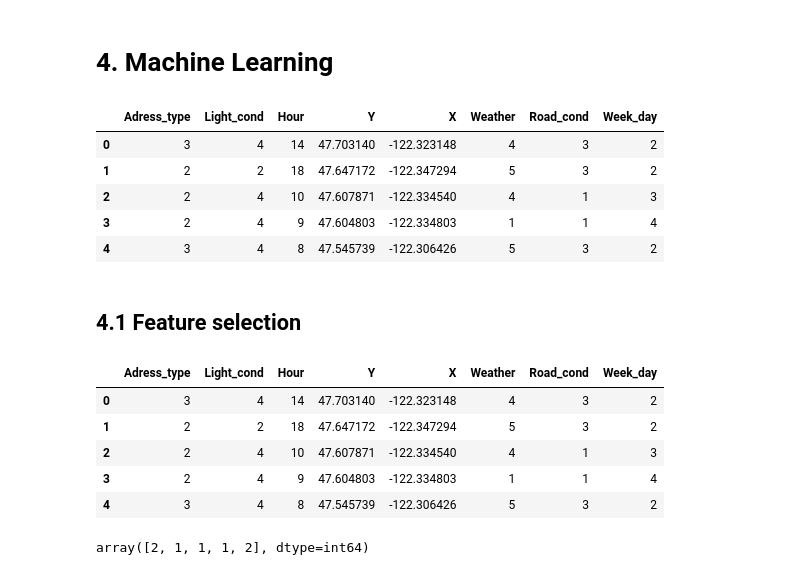
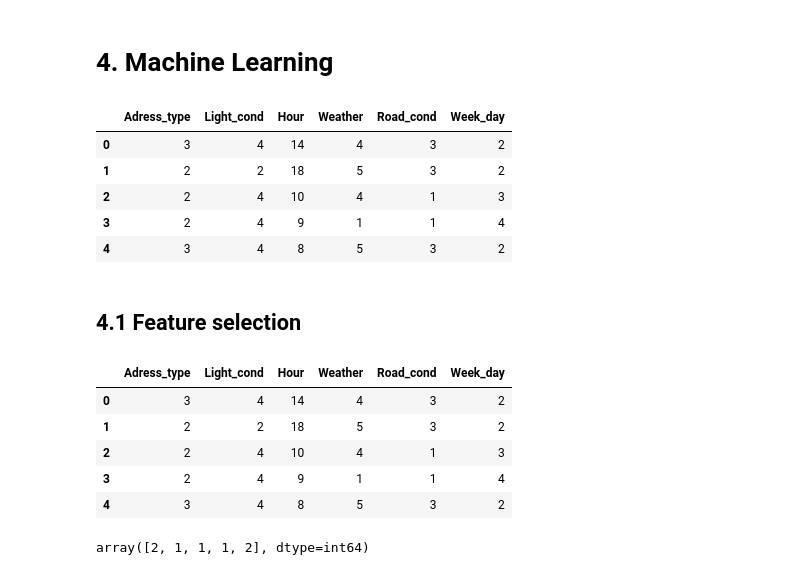
Before and after one commit to RiddickRampony/Coursera_Capstone, a Jupyter notebook: capstone_project.ipynb, the cells around one changed output. Cells and saved outputs as stored; diff of their text form; code cells hidden in the pictures.

```diff
--- a/capstone_project.ipynb
+++ b/capstone_project.ipynb
@@ -750,28 +750,29 @@ plt.show()
 # %% [markdown]
 # 4. Machine Learning
 # %%
-Feature=df[["Adress_type","Light_cond","Hour","Y","X","Weather","Road_cond","Week_day"]]
+#Feature=df[["Adress_type","Light_cond","Hour","Y","X","Weather","Road_cond","Week_day"]]
+Feature=df[["Adress_type","Light_cond","Hour","Weather","Road_cond","Week_day"]]
 Feature.head()
 # 'Adress_type','Light_cond','Hour'
 # %% [output]
-|  | Adress_type | Light_cond | Hour | Y | X | Weather | Road_cond | Week_day |
-| 0 | 3 | 4 | 14 | 47.703140 | -122.323148 | 4 | 3 | 2 |
-| 1 | 2 | 2 | 18 | 47.647172 | -122.347294 | 5 | 3 | 2 |
-| 2 | 2 | 4 | 10 | 47.607871 | -122.334540 | 4 | 1 | 3 |
-| 3 | 2 | 4 | 9 | 47.604803 | -122.334803 | 1 | 1 | 4 |
-| 4 | 3 | 4 | 8 | 47.545739 | -122.306426 | 5 | 3 | 2 |
+|  | Adress_type | Light_cond | Hour | Weather | Road_cond | Week_day |
+| 0 | 3 | 4 | 14 | 4 | 3 | 2 |
+| 1 | 2 | 2 | 18 | 5 | 3 | 2 |
+| 2 | 2 | 4 | 10 | 4 | 1 | 3 |
+| 3 | 2 | 4 | 9 | 1 | 1 | 4 |
+| 4 | 3 | 4 | 8 | 5 | 3 | 2 |
 # %% [markdown]
 ## 4.1 Feature selection
 # %%
 X = Feature
 X[0:5]
 # %% [output]
-|  | Adress_type | Light_cond | Hour | Y | X | Weather | Road_cond | Week_day |
-| 0 | 3 | 4 | 14 | 47.703140 | -122.323148 | 4 | 3 | 2 |
-| 1 | 2 | 2 | 18 | 47.647172 | -122.347294 | 5 | 3 | 2 |
-| 2 | 2 | 4 | 10 | 47.607871 | -122.334540 | 4 | 1 | 3 |
-| 3 | 2 | 4 | 9 | 47.604803 | -122.334803 | 1 | 1 | 4 |
-| 4 | 3 | 4 | 8 | 47.545739 | -122.306426 | 5 | 3 | 2 |
+|  | Adress_type | Light_cond | Hour | Weather | Road_cond | Week_day |
+| 0 | 3 | 4 | 14 | 4 | 3 | 2 |
+| 1 | 2 | 2 | 18 | 5 | 3 | 2 |
+| 2 | 2 | 4 | 10 | 4 | 1 | 3 |
+| 3 | 2 | 4 | 9 | 1 | 1 | 4 |
+| 4 | 3 | 4 | 8 | 5 | 3 | 2 |
 # %%
 y = df['Severity_code'].values
 y[0:5]
```
Also changed, not shown: parts of 15 cells of this notebook.
